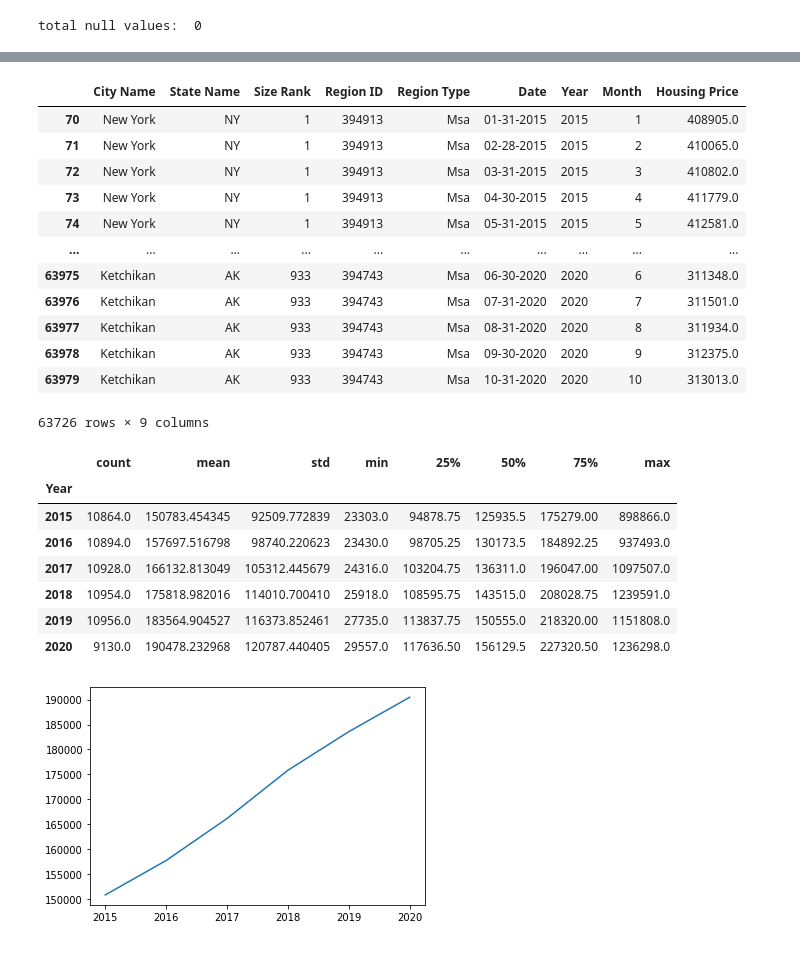
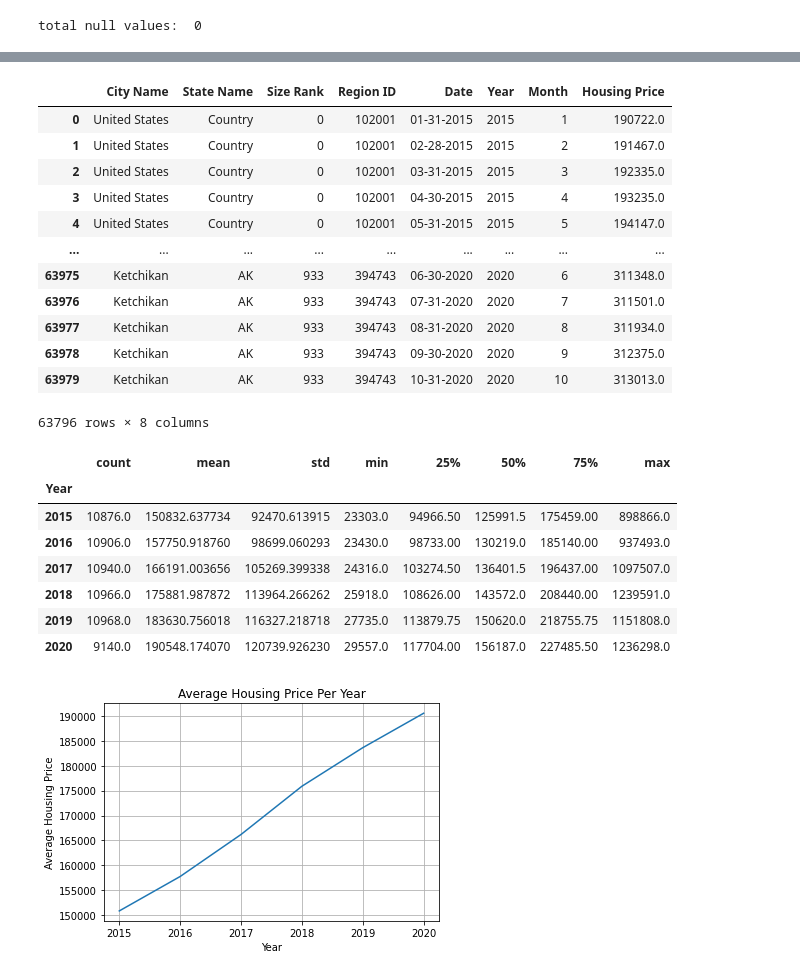
Before and after one commit to PlainJane20/Project-One, a Jupyter notebook: Coding/UE_Rates_NS-Alicia.ipynb, the cells around one changed output, grey strips where cells are left out. Cells and saved outputs as stored; diff of their text form; code cells hidden in the pictures.

Commit message:
updating graph

```diff
--- a/Coding/UE_Rates_NS-Alicia.ipynb
+++ b/Coding/UE_Rates_NS-Alicia.ipynb
@@ -107,7 +109,7 @@ real_estate_data.head()
 # %%
 # Creating a list
 real_estate_date = []
-column_names = ["RegionName", "StateName", "SizeRank", "RegionID", "RegionType"]
+column_names = ["RegionName", "StateName", "SizeRank", "RegionID"]
 for x in real_estate_data.columns:
     if x not in column_names:
         real_estate_date.append(x)
@@ -118,7 +120,6 @@ for i, row in real_estate_data.iterrows():
     state_name = row["StateName"]
     size_rank = row["SizeRank"]
     region_id = row["RegionID"]
-    region_type = row["RegionType"]
     for x in real_estate_date:
         dat = x.split("/")
         a ={
@@ -126,7 +127,6 @@ for i, row in real_estate_data.iterrows():
             "State Name": state_name,
             "Size Rank": size_rank,
             "Region ID": region_id,
-            "Region Type": region_type,
             "Date": f"{dat[0].rjust(2, '0')}-{dat[1].rjust(2, '0')}-{dat[2]}",
             "Year": dat[2],
             "Month": dat[0],
@@ -210,19 +189,19 @@ no_duplicate_RE_df
 no_duplicate_RE_df = no_duplicate_RE_df.rename({"Region Name": "City Name"}, axis="columns")
 no_duplicate_RE_df
 # %% [output]
-|  | City Name | State Name | Size Rank | Region ID | Region Type | Date | Year | Month | Housing Price |
-| 70 | New York | NY | 1 | 394913 | Msa | 01-31-2015 | 2015 | 1 | 408905.0 |
-| 71 | New York | NY | 1 | 394913 | Msa | 02-28-2015 | 2015 | 2 | 410065.0 |
-| 72 | New York | NY | 1 | 394913 | Msa | 03-31-2015 | 2015 | 3 | 410802.0 |
-| 73 | New York | NY | 1 | 394913 | Msa | 04-30-2015 | 2015 | 4 | 411779.0 |
-| 74 | New York | NY | 1 | 394913 | Msa | 05-31-2015 | 2015 | 5 | 412581.0 |
-| ... | ... | ... | ... | ... | ... | ... | ... | ... | ... |
-| 63975 | Ketchikan | AK | 933 | 394743 | Msa | 06-30-2020 | 2020 | 6 | 311348.0 |
-| 63976 | Ketchikan | AK | 933 | 394743 | Msa | 07-31-2020 | 2020 | 7 | 311501.0 |
-| 63977 | Ketchikan | AK | 933 | 394743 | Msa | 08-31-2020 | 2020 | 8 | 311934.0 |
-| 63978 | Ketchikan | AK | 933 | 394743 | Msa | 09-30-2020 | 2020 | 9 | 312375.0 |
-| 63979 | Ketchikan | AK | 933 | 394743 | Msa | 10-31-2020 | 2020 | 10 | 313013.0 |
+|  | City Name | State Name | Size Rank | Region ID | Date | Year | Month | Housing Price |
+| 0 | United States | Country | 0 | 102001 | 01-31-2015 | 2015 | 1 | 190722.0 |
+| 1 | United States | Country | 0 | 102001 | 02-28-2015 | 2015 | 2 | 191467.0 |
+| 2 | United States | Country | 0 | 102001 | 03-31-2015 | 2015 | 3 | 192335.0 |
+| 3 | United States | Country | 0 | 102001 | 04-30-2015 | 2015 | 4 | 193235.0 |
+| 4 | United States | Country | 0 | 102001 | 05-31-2015 | 2015 | 5 | 194147.0 |
+| ... | ... | ... | ... | ... | ... | ... | ... | ... |
+| 63975 | Ketchikan | AK | 933 | 394743 | 06-30-2020 | 2020 | 6 | 311348.0 |
+| 63976 | Ketchikan | AK | 933 | 394743 | 07-31-2020 | 2020 | 7 | 311501.0 |
+| 63977 | Ketchikan | AK | 933 | 394743 | 08-31-2020 | 2020 | 8 | 311934.0 |
+| 63978 | Ketchikan | AK | 933 | 394743 | 09-30-2020 | 2020 | 9 | 312375.0 |
+| 63979 | Ketchikan | AK | 933 | 394743 | 10-31-2020 | 2020 | 10 | 313013.0 |
-63726 rows × 9 columns
+63796 rows × 8 columns
 # %%
 # median, mean, max, min
 RE_groupby_year = no_duplicate_RE_df.groupby("Year").describe()["Housing Price"]
@@ -230,19 +209,28 @@ RE_groupby_year
 # %% [output]
 |  | count | mean | std | min | 25% | 50% | 75% | max |
 | Year |  |  |  |  |  |  |  |  |
-| 2015 | 10864.0 | 150783.454345 | 92509.772839 | 23303.0 | 94878.75 | 125935.5 | 175279.00 | 898866.0 |
-| 2016 | 10894.0 | 157697.516798 | 98740.220623 | 23430.0 | 98705.25 | 130173.5 | 184892.25 | 937493.0 |
-| 2017 | 10928.0 | 166132.813049 | 105312.445679 | 24316.0 | 103204.75 | 136311.0 | 196047.00 | 1097507.0 |
-| 2018 | 10954.0 | 175818.982016 | 114010.700410 | 25918.0 | 108595.75 | 143515.0 | 208028.75 | 1239591.0 |
-| 2019 | 10956.0 | 183564.904527 | 116373.852461 | 27735.0 | 113837.75 | 150555.0 | 218320.00 | 1151808.0 |
-| 2020 | 9130.0 | 190478.232968 | 120787.440405 | 29557.0 | 117636.50 | 156129.5 | 227320.50 | 1236298.0 |
+| 2015 | 10876.0 | 150832.637734 | 92470.613915 | 23303.0 | 94966.50 | 125991.5 | 175459.00 | 898866.0 |
+| 2016 | 10906.0 | 157750.918760 | 98699.060293 | 23430.0 | 98733.00 | 130219.0 | 185140.00 | 937493.0 |
+| 2017 | 10940.0 | 166191.003656 | 105269.399338 | 24316.0 | 103274.50 | 136401.5 | 196437.00 | 1097507.0 |
+| 2018 | 10966.0 | 175881.987872 | 113964.266262 | 25918.0 | 108626.00 | 143572.0 | 208440.00 | 1239591.0 |
+| 2019 | 10968.0 | 183630.756018 | 116327.218718 | 27735.0 | 113879.75 | 150620.0 | 218755.75 | 1151808.0 |
+| 2020 | 9140.0 | 190548.174070 | 120739.926230 | 29557.0 | 117704.00 | 156187.0 | 227485.50 | 1236298.0 |
 # %%
 #create a line chart of the mean of the housing mean
 # x-axis = RE_groupby_year.index.values, y-axis = RE_groupby_year["mean"]
 # the index values are the years, 2015, 2016 , etc.
 plt.plot(RE_groupby_year.index.values, RE_groupby_year["mean"])
+
+# Add labels and title to graph
+plt.xlabel("Year")
+plt.ylabel("Average Housing Price")
+plt.title("Average Housing Price Per Year")
+
+plt.grid()
 plt.show()
 
 # positive relationship
+# increasing housing price from 2015 to 2020
+# add equation of line to show how much it increases
 # %% [output]
-[figure, old version]
+[figure, new version]
```
Also changed, not shown: parts of 22 cells of this notebook.
